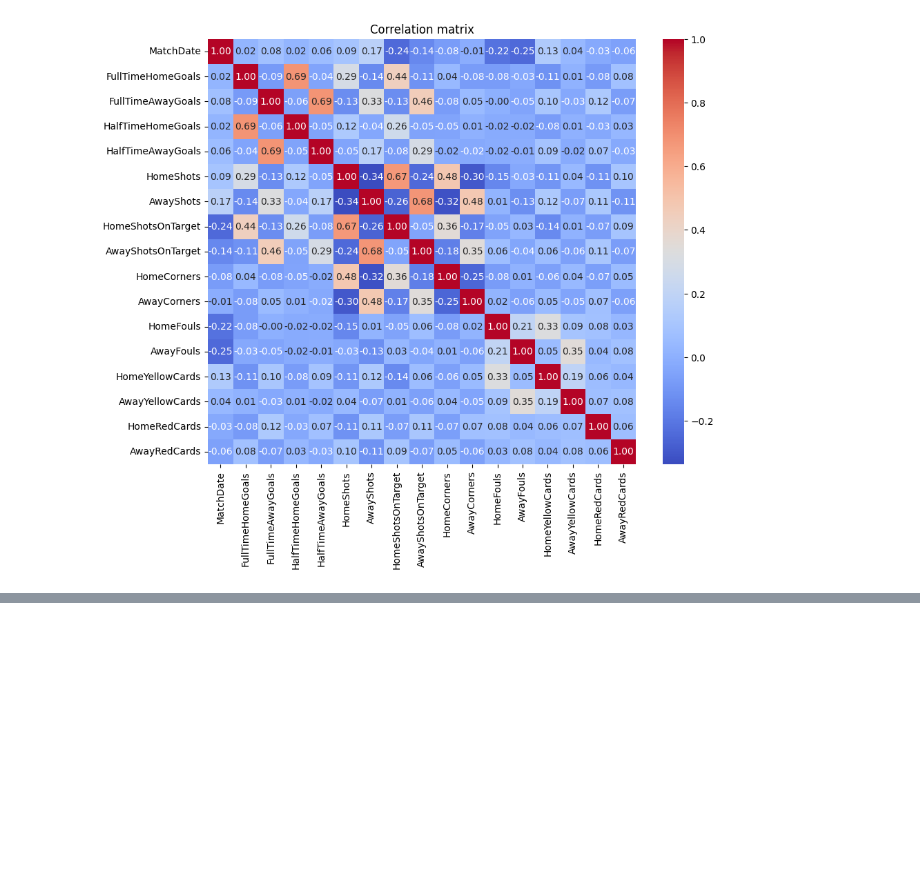
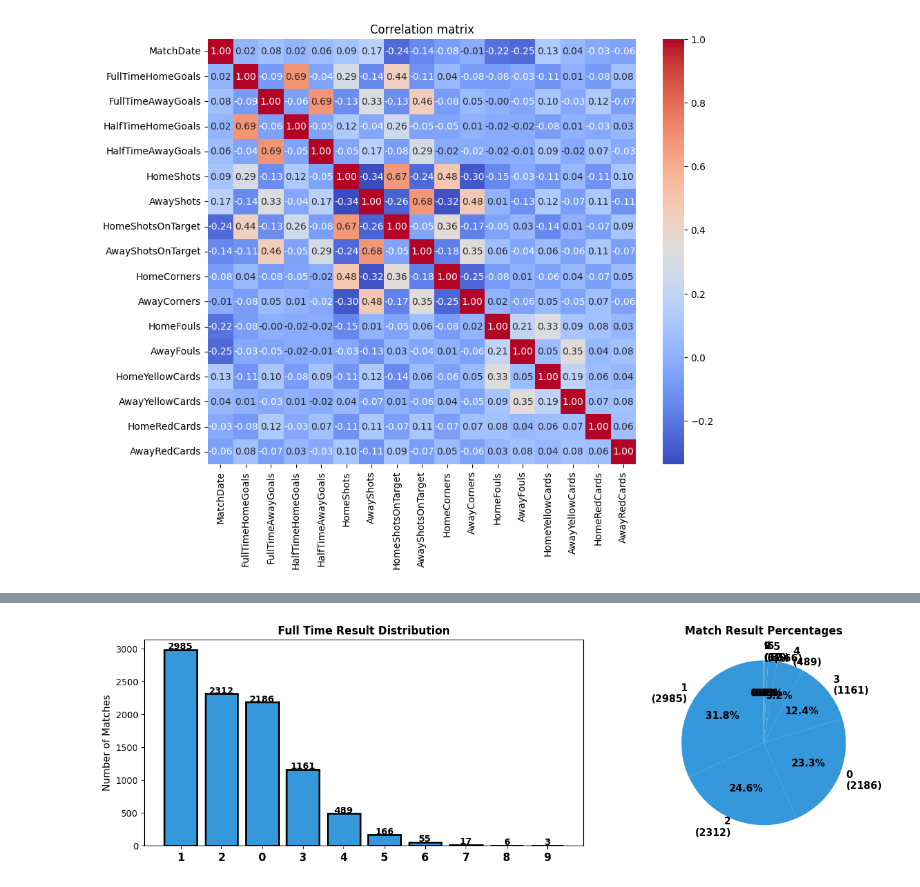
Before and after one commit to Eren275/ML-project, a Jupyter notebook: MLM.ipynb, the cells around one changed output, grey strips where cells are left out. Cells and saved outputs as stored; diff of their text form; code cells hidden in the pictures; blank space fills up the shorter version.

```diff
--- a/MLM.ipynb
+++ b/MLM.ipynb
@@ -123,0 +314,73 @@ Numeric columns: ['MatchDate', 'FullTimeHomeGoals', 'FullTimeAwayGoals', 'HalfTi
+# %%
+# Analyze Full Time Result Distribution
+print("\n" + "="*80)
+print("FULL TIME RESULT ANALYSIS")
+print("="*80)
+
+# Find FTR column
+ftr_col = None
+for col in df.columns:
+    if 'ftr' in col.lower() or 'result' in col.lower() or ('full' in col.lower() and 'time' in col.lower()):
+        ftr_col = col
+        break
+
+if ftr_col:
+    print(f"\n✓ Found column: '{ftr_col}'")
+
+    ftr = df[ftr_col]
+    result_counts = ftr.value_counts().sort_values(ascending=False)
+    total_matches = len(df)
+
+    print(f"\n📊 MATCH RESULTS DISTRIBUTION:")
+    print(f"   Total matches: {total_matches}")
+
+    for result, count in result_counts.items():
+        percentage = (count / total_matches) * 100
+        bar_length = int(percentage / 2)
+        bar = "█" * bar_length
+        print(f"   {str(result):15} | Count: {count:5} | {percentage:6.2f}% {bar}")
+
+    print(f"\n⚖️  BALANCE ANALYSIS:")
+    max_result = result_counts.max()
+    min_result = result_counts.min()
+    imbalance_ratio = max_result / min_result if min_result > 0 else float('inf')
+
+    print(f"   Most common: {result_counts.index[0]} ({result_counts.iloc[0]} matches, {(result_counts.iloc[0]/total_matches*100):.2f}%)")
+    print(f"   Least common: {result_counts.index[-1]} ({result_counts.iloc[-1]} matches, {(result_counts.iloc[-1]/total_matches*100):.2f}%)")
+    print(f"   Imbalance ratio: {imbalance_ratio:.2f}:1")
+
+    print(f"\n🎯 VERDICT:")
+    if imbalance_ratio < 1.3:
+        print(f"   ✓ BALANCED - Results are evenly distributed")
+    elif imbalance_ratio < 1.8:
+        print(f"   ⚠ MODERATELY IMBALANCED - Some results more common than others")
+    else:
+        print(f"   ✗ IMBALANCED - Significant variation in result frequencies")
+
+    # Visualization
+    fig, axes = plt.subplots(1, 2, figsize=(14, 4))
+
+    # Bar plot
+    colors = ['#2ecc71' if r == 'H' else '#e74c3c' if r == 'A' else '#3498db' for r in result_counts.index]
+    axes[0].bar(range(len(result_counts)), result_counts.values, color=colors, edgecolor='black', linewidth=2)
+    axes[0].set_xticks(range(len(result_counts)))
+    axes[0].set_xticklabels(result_counts.index, fontsize=12, fontweight='bold')
+    axes[0].set_ylabel('Number of Matches', fontsize=11)
+    axes[0].set_title('Full Time Result Distribution', fontsize=12, fontweight='bold')
+
+    for i, v in enumerate(result_counts.values):
+        axes[0].text(i, v + 5, str(v), ha='center', fontweight='bold')
+
+    # Pie chart
+    labels = [f'{result}\n({count})' for result, count in result_counts.items()]
+    axes[1].pie(result_counts.values, labels=labels, colors=colors, autopct='%1.1f%%',
+                startangle=90, textprops={'fontsize': 11, 'fontweight': 'bold'})
+    axes[1].set_title('Match Result Percentages', fontsize=12, fontweight='bold')
+
+    plt.tight_layout()
+    plt.show()
+
+else:
+    print(f"\n✗ Could not find Full Time Result column")
+    print(f"Available columns: {list(df.columns)}")
+# %% [output]
@@ -123,0 +404 @@ Numeric columns: ['MatchDate', 'FullTimeHomeGoals', 'FullTimeAwayGoals', 'HalfTi
+[figure, added]
```
Also changed, not shown: parts of 8 cells of this notebook.
